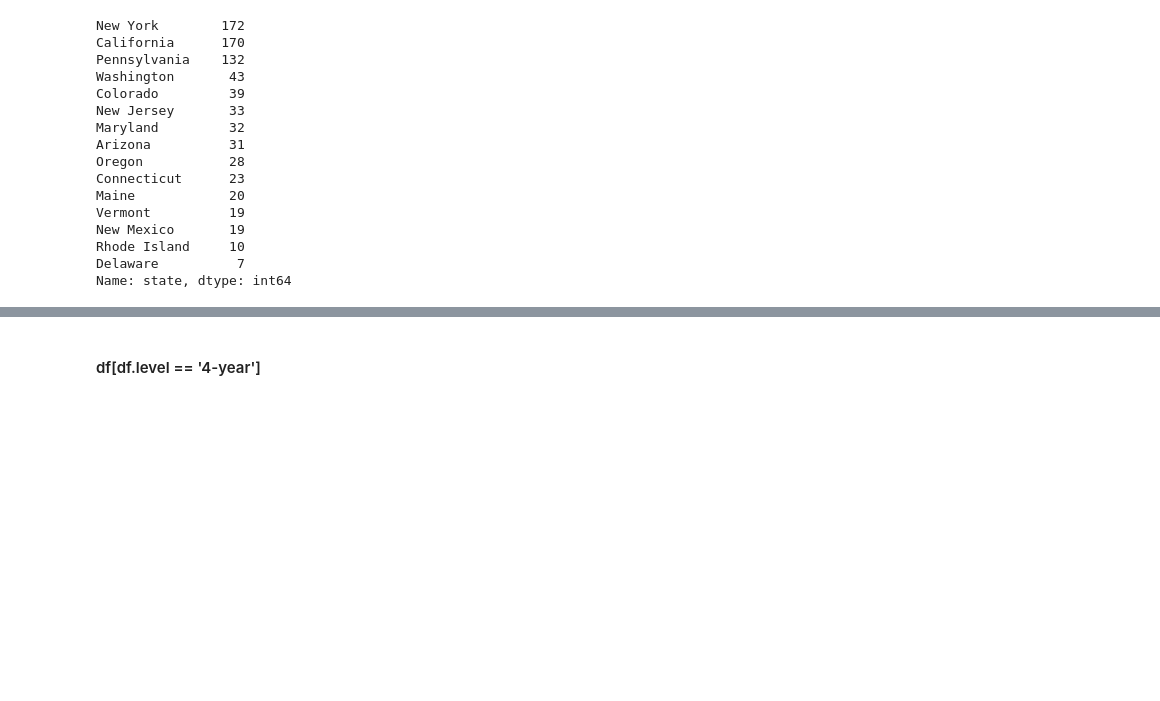
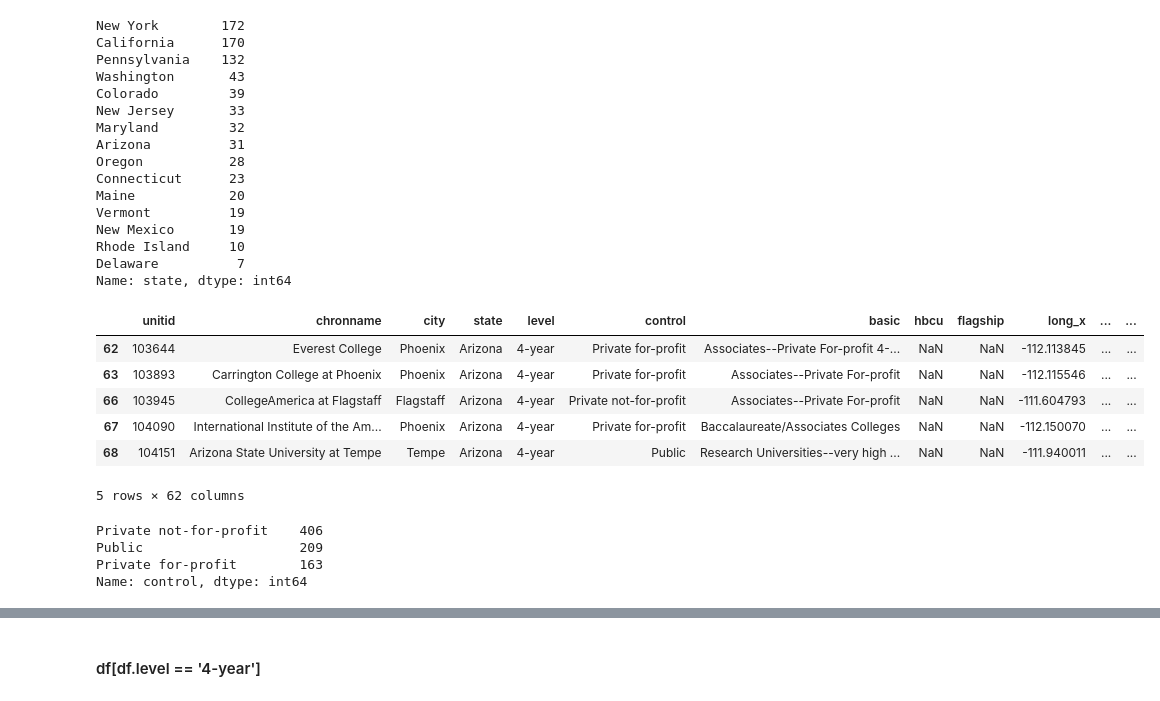
Before and after one commit to RaulCPena/storytelling, a Jupyter notebook: best_colleges.ipynb, the cells around one changed output, grey strips where cells are left out. Drawn from its saved outputs; the diff is of its cells as text; code cells hidden in the pictures; blank space fills up the shorter version.

```diff
--- a/best_colleges.ipynb
+++ b/best_colleges.ipynb
@@ -46,3 +46,20 @@ New Mexico       19
 Rhode Island     10
 Delaware          7
 Name: state, dtype: int64
+# %%
+df.head()
+# %% [output]
+|  | unitid | chronname | city | state | level | control | basic | hbcu | flagship | long_x | ... | ... |
+| 62 | 103644 | Everest College | Phoenix | Arizona | 4-year | Private for-profit | Associates--Private For-profit 4-... | NaN | NaN | -112.113845 | ... | ... |
+| 63 | 103893 | Carrington College at Phoenix | Phoenix | Arizona | 4-year | Private for-profit | Associates--Private For-profit | NaN | NaN | -112.115546 | ... | ... |
+| 66 | 103945 | CollegeAmerica at Flagstaff | Flagstaff | Arizona | 4-year | Private not-for-profit | Associates--Private For-profit | NaN | NaN | -111.604793 | ... | ... |
+| 67 | 104090 | International Institute of the Am... | Phoenix | Arizona | 4-year | Private for-profit | Baccalaureate/Associates Colleges | NaN | NaN | -112.150070 | ... | ... |
+| 68 | 104151 | Arizona State University at Tempe | Tempe | Arizona | 4-year | Public | Research Universities--very high ... | NaN | NaN | -111.940011 | ... | ... |
+5 rows × 62 columns
+# %%
+df.control.value_counts()
+# %% [output]
+Private not-for-profit    406
+Public                    209
+Private for-profit        163
+Name: control, dtype: int64
```
Also changed, not shown: parts of 4 cells of this notebook.
